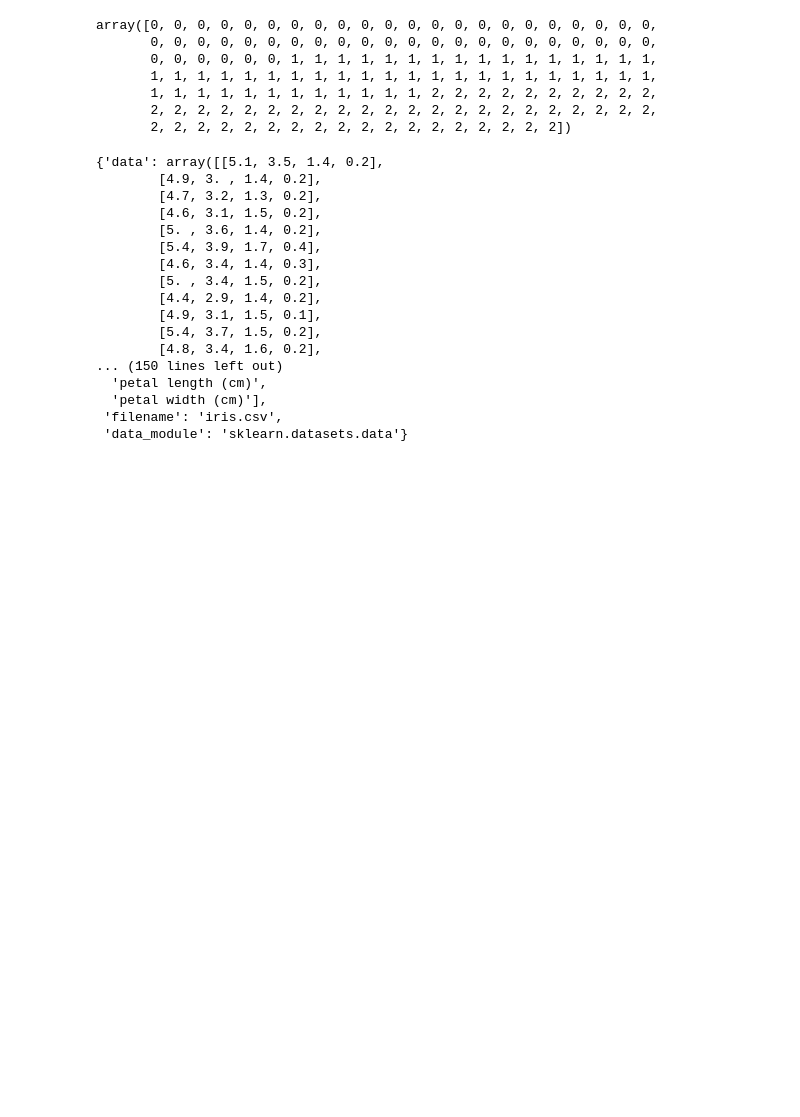
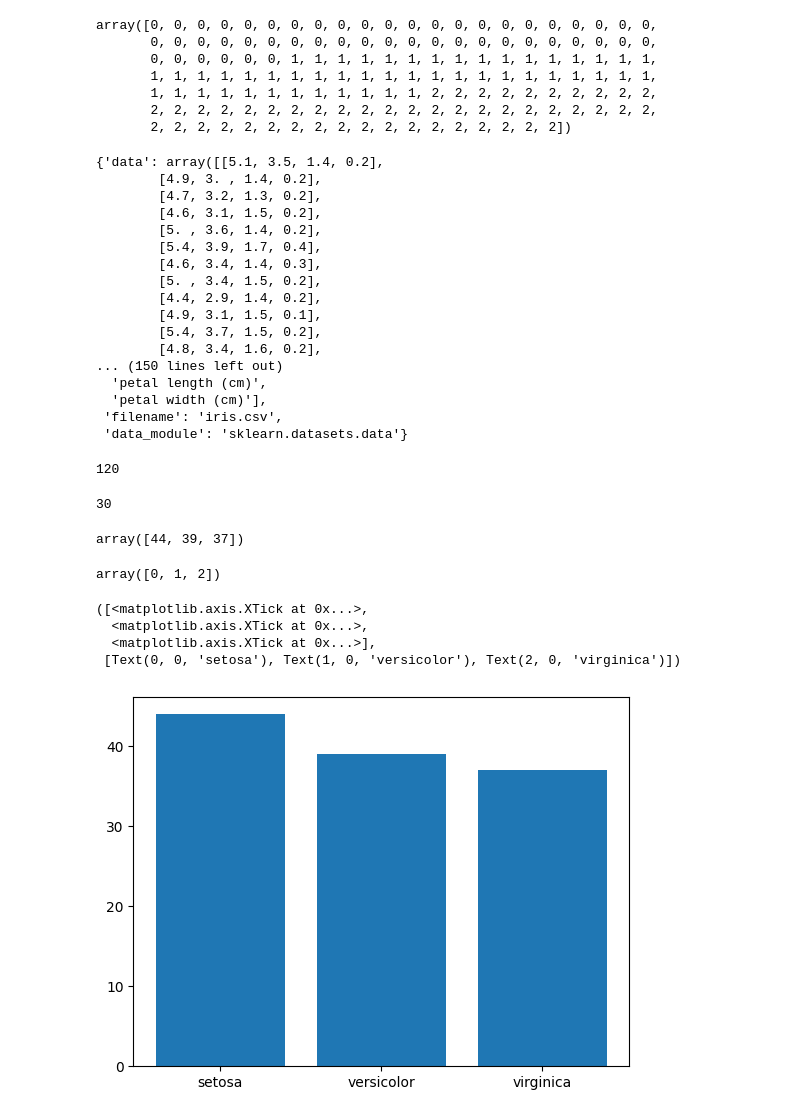
Before and after one commit to dev0405/Scikit_learn, a Jupyter notebook: third.ipynb, the cells around one changed output. Drawn from its saved outputs; the diff is of its cells as text; code cells hidden in the pictures; blank space fills up the shorter version.

```diff
--- a/third.ipynb
+++ b/third.ipynb
@@ -2,7 +2,8 @@
 from sklearn.datasets import load_iris
 from sklearn.model_selection import train_test_split
 # %%
-X,y=load_iris(return_X_y=True)
+data=load_iris()
+X,y=data.data,data.target
 # %%
 X
 # %% [output]
@@ -55,0 +60,29 @@ load_iris()
+# %%
+X_train,X_test,y_train,y_test=train_test_split(X,y,test_size=0.2)
+# %%
+len(X_train)
+# %% [output]
+120
+# %%
+len (X_test)
+# %% [output]
+30
+# %%
+counts=np.bincount(y_train)
+position=np.arange(3)
+counts
+# %% [output]
+array([44, 39, 37])
+# %%
+position
+# %% [output]
+array([0, 1, 2])
+# %%
+plt.bar(position,counts)
+plt.xticks(position,data.target_names)
+# %% [output]
+([<matplotlib.axis.XTick at 0x...>,
+  <matplotlib.axis.XTick at 0x...>,
+  <matplotlib.axis.XTick at 0x...>],
+ [Text(0, 0, 'setosa'), Text(1, 0, 'versicolor'), Text(2, 0, 'virginica')])
+[figure, added]
```
Also changed, not shown: parts of 5 cells of this notebook.
